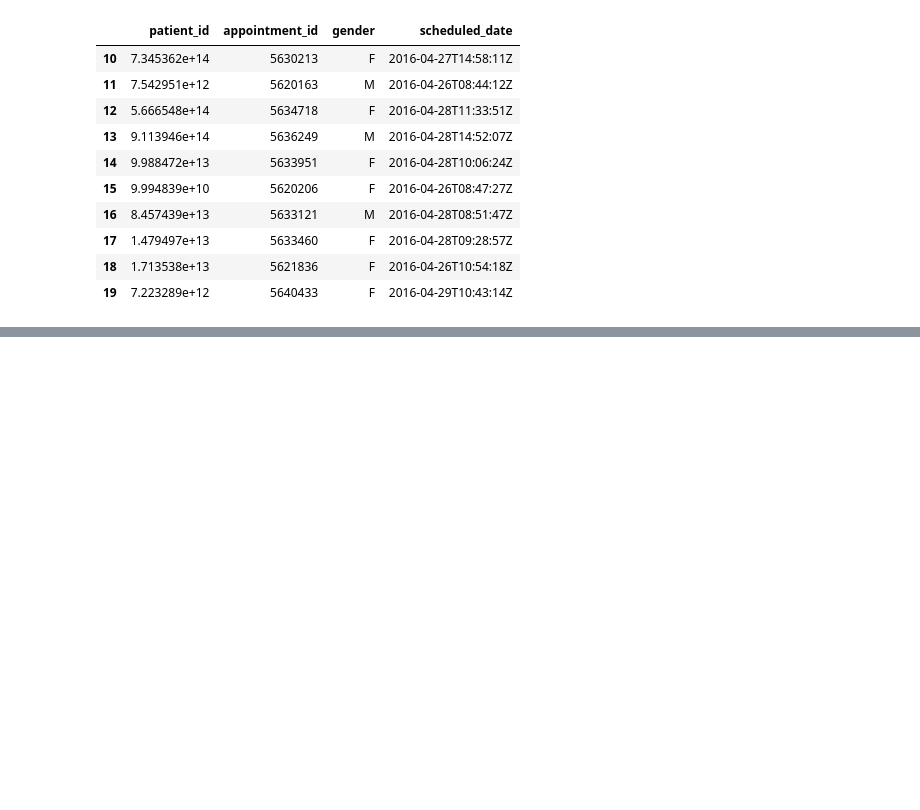
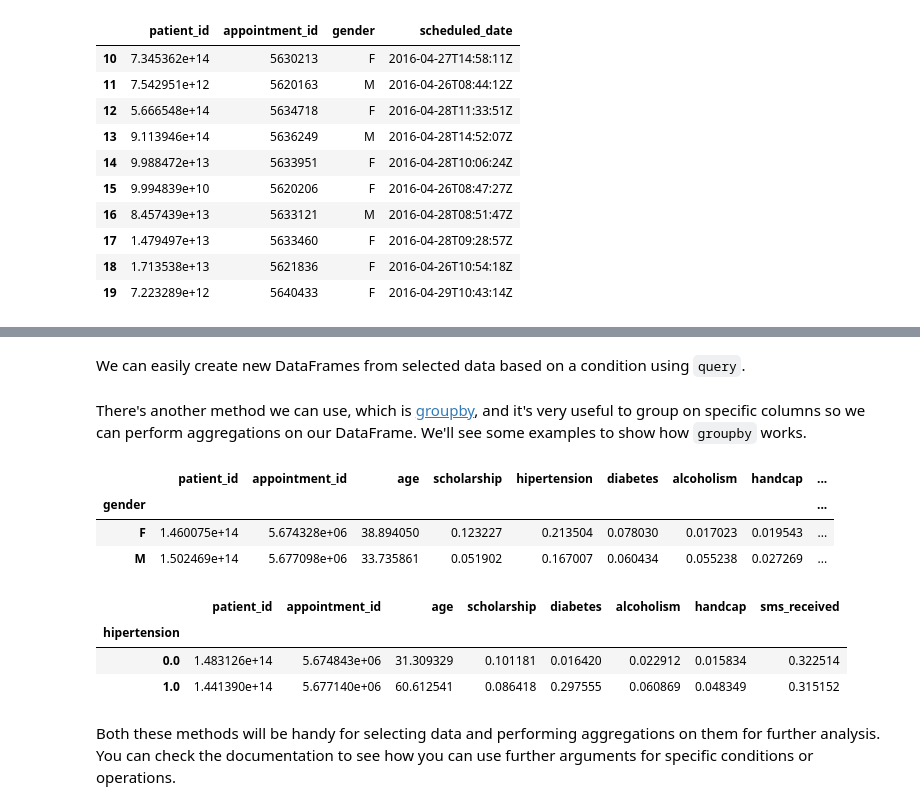
Before and after one commit to lona9/PythonTutorials, a Jupyter notebook: Assessing with pandas.ipynb, the cells around one changed output, grey strips where cells are left out. Saved outputs shown, nothing was run; the diff lists cells and outputs as text; code cells hidden in the pictures; blank space fills up the shorter version.

Commit message:
finish draft for all pandas tutorials

````diff
--- a/Assessing with pandas.ipynb
+++ b/Assessing with pandas.ipynb
@@ -267,0 +327,19 @@
+# %% [markdown]
+We can easily create new DataFrames from selected data based on a condition using ```query```.<br><br>
+There's another method we can use, which is <a href="https://pandas.pydata.org/docs/reference/api/pandas.DataFrame.groupby.html">groupby</a>, and it's very useful to group on specific columns so we can perform aggregations on our DataFrame. We'll see some examples to show how ```groupby``` works.
+# %%
+df.groupby(by="gender").mean()
+# %% [output]
+|  | patient_id | appointment_id | age | scholarship | hipertension | diabetes | alcoholism | handcap | ... |
+| gender |  |  |  |  |  |  |  |  | ... |
+| F | 1.460075e+14 | 5.674328e+06 | 38.894050 | 0.123227 | 0.213504 | 0.078030 | 0.017023 | 0.019543 | ... |
+| M | 1.502469e+14 | 5.677098e+06 | 33.735861 | 0.051902 | 0.167007 | 0.060434 | 0.055238 | 0.027269 | ... |
+# %%
+df.groupby(by="hipertension").mean()
+# %% [output]
+|  | patient_id | appointment_id | age | scholarship | diabetes | alcoholism | handcap | sms_received |
+| hipertension |  |  |  |  |  |  |  |  |
+| 0.0 | 1.483126e+14 | 5.674843e+06 | 31.309329 | 0.101181 | 0.016420 | 0.022912 | 0.015834 | 0.322514 |
+| 1.0 | 1.441390e+14 | 5.677140e+06 | 60.612541 | 0.086418 | 0.297555 | 0.060869 | 0.048349 | 0.315152 |
+# %% [markdown]
+Both these methods will be handy for selecting data and performing aggregations on them for further analysis. You can check the documentation to see how you can use further arguments for specific conditions or operations.
````
Also changed, not shown: parts of 14 cells of this notebook, 1 other file.
